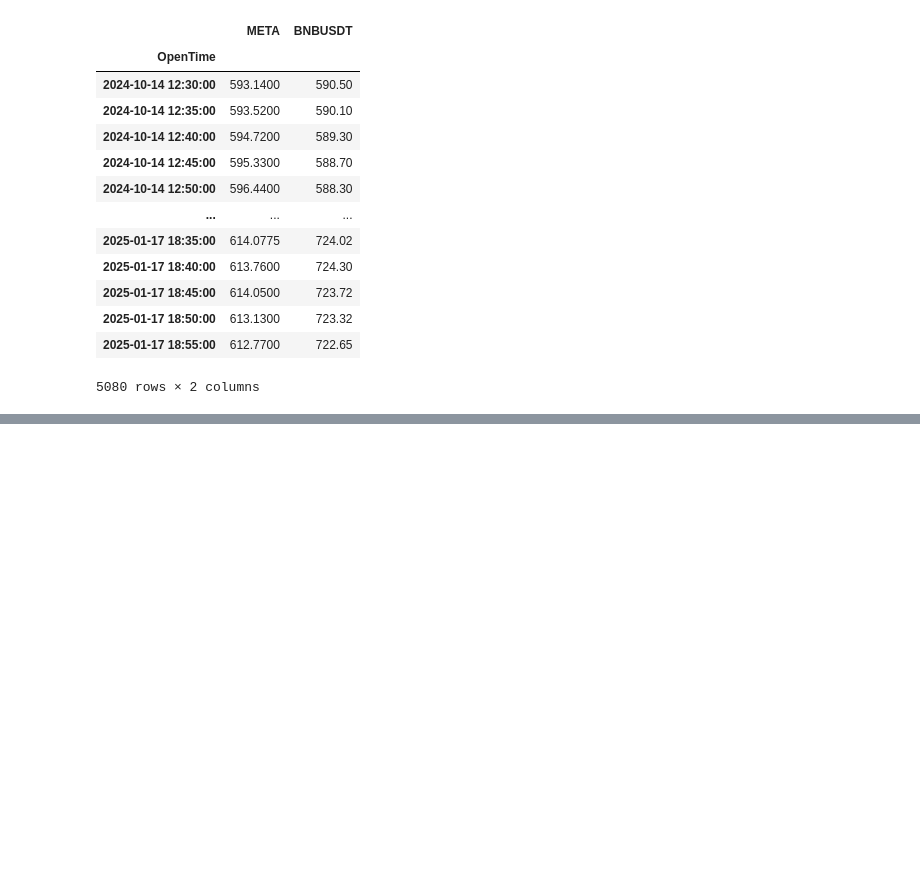
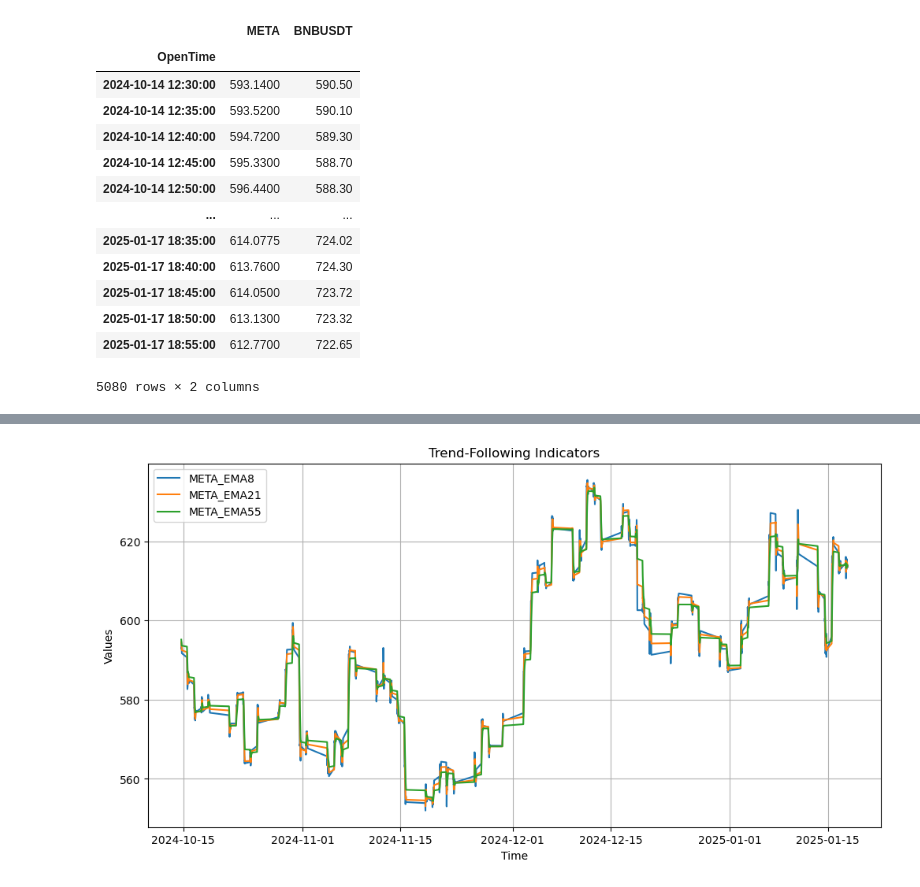
Before and after one commit to nite4/mscfe-masters-project, a Jupyter notebook: src/feature_engineering.ipynb, the cells around one changed output, grey strips where cells are left out. Cells and saved outputs as stored; diff of their text form; code cells hidden in the pictures; blank space fills up the shorter version.

Commit message:
include plot function

```diff
--- a/src/feature_engineering.ipynb
+++ b/src/feature_engineering.ipynb
@@ -82,7 +82,7 @@ close
 5080 rows × 2 columns
 # %%
 config = {
-    'ema': [12, 26],
+    'ema': [8, 21, 55],
     'macd': {
         'fast': 12,
         'slow': 26,
@@ -114,5 +114,5 @@ ticker_eqt = 'META'
 ticker_cpy = 'BNBUSDT'
 
 
-feat = feature_engineering.create_features(ticker_eqt, ticker_cpy, df_equity.reset_index(), df_crypto.reset_index(), config)
+feat = feature_engineering.create_features(ticker_eqt, ticker_cpy, df_equity.reset_index(), df_crypto.reset_index(), config).dropna()
 # %%
@@ -134,0 +132,32 @@ feat
+# %%
+def plot_features(df, features, title="Feature Plot"):
+    """
+    Plots multiple selected features from a DataFrame.
+
+    Parameters:
+    df (pd.DataFrame): DataFrame containing the features.
+    features (list): List of column names to plot.
+    title (str): Title of the plot. Default is "Feature Plot".
+
+    Returns:
+    None (Displays the plot)
+    """
+    plt.figure(figsize=(12, 6))
+
+    for feature in features:
+        if feature in df.columns:
+            plt.plot(df.index, df[feature], label=feature)
+        else:
+            print(f"Warning: Feature '{feature}' not found in DataFrame.")
+
+    plt.xlabel('Time')
+    plt.ylabel('Values')
+    plt.title(title)
+    plt.legend()
+    plt.grid()
+    plt.show()
+# %%
+features = ['META_EMA8', 'META_EMA21', 'META_EMA55']
+plot_features(feat, features, title='Trend-Following Indicators')
+# %% [output]
+[figure, added]
```
Also changed, not shown: parts of 3 cells of this notebook.
